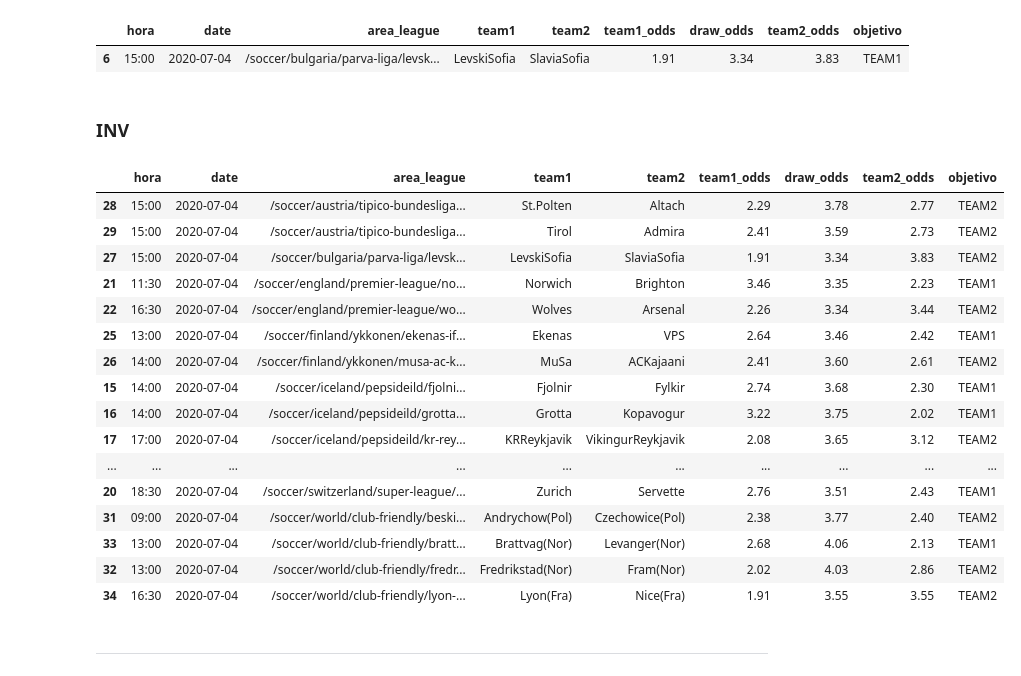
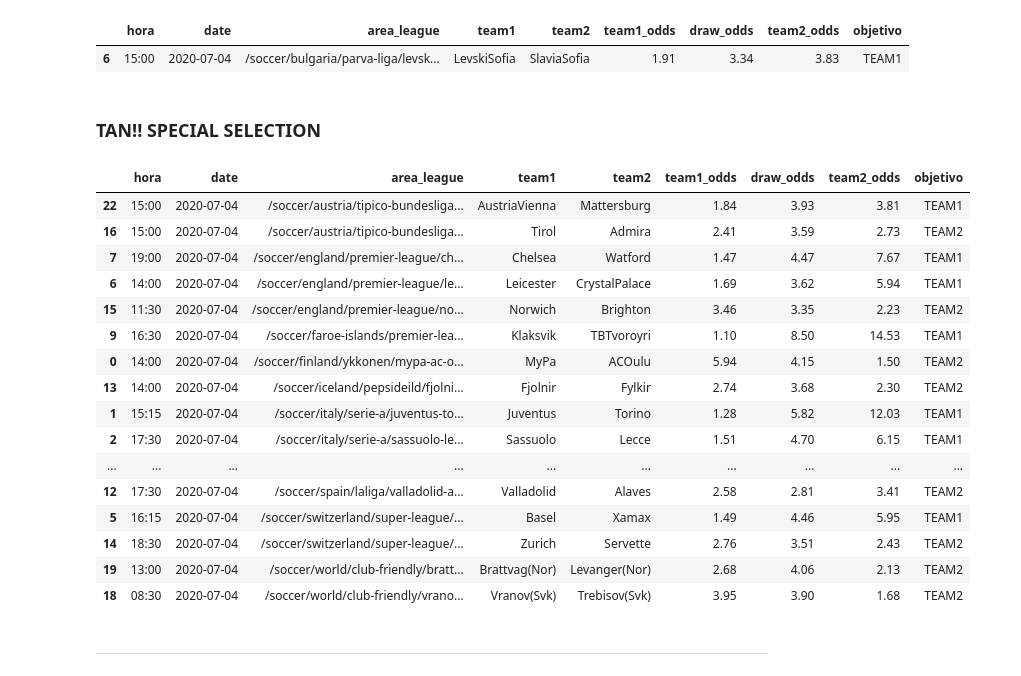
Before and after one commit to jtmancilla/DSP-Sport-AI, a Jupyter notebook: Daily-predictions.ipynb, the cells around one changed output. Saved outputs shown, nothing was run; the diff lists cells and outputs as text; code cells hidden in the pictures.

```diff
--- a/Daily-predictions.ipynb
+++ b/Daily-predictions.ipynb
@@ -36,29 +36,29 @@ dsp.daily_prediction(df_prediccion)
 # %% [output]
 |  | hora | date | area_league | team1 | team2 | team1_odds | draw_odds | team2_odds | objetivo |
 | 6 | 15:00 | 2020-07-04 | /soccer/bulgaria/parva-liga/levsk... | LevskiSofia | SlaviaSofia | 1.91 | 3.34 | 3.83 | TEAM1 |
-# %% [markdown]
-### INV
+# %% [markdown]
+### TAN!! SPECIAL SELECTION
 # %%
-df_prediccion = dsp.load_data(tbl="tbl_prediccion_machin10")
+df_prediccion = dsp.load_data(tbl="tbl_prediccion_machinTAN")
 dsp.daily_prediction(df_prediccion)
 # %% [output]
 |  | hora | date | area_league | team1 | team2 | team1_odds | draw_odds | team2_odds | objetivo |
-| 28 | 15:00 | 2020-07-04 | /soccer/austria/tipico-bundesliga... | St.Polten | Altach | 2.29 | 3.78 | 2.77 | TEAM2 |
-| 29 | 15:00 | 2020-07-04 | /soccer/austria/tipico-bundesliga... | Tirol | Admira | 2.41 | 3.59 | 2.73 | TEAM2 |
-| 27 | 15:00 | 2020-07-04 | /soccer/bulgaria/parva-liga/levsk... | LevskiSofia | SlaviaSofia | 1.91 | 3.34 | 3.83 | TEAM2 |
-| 21 | 11:30 | 2020-07-04 | /soccer/england/premier-league/no... | Norwich | Brighton | 3.46 | 3.35 | 2.23 | TEAM1 |
-| 22 | 16:30 | 2020-07-04 | /soccer/england/premier-league/wo... | Wolves | Arsenal | 2.26 | 3.34 | 3.44 | TEAM2 |
-| 25 | 13:00 | 2020-07-04 | /soccer/finland/ykkonen/ekenas-if... | Ekenas | VPS | 2.64 | 3.46 | 2.42 | TEAM1 |
-| 26 | 14:00 | 2020-07-04 | /soccer/finland/ykkonen/musa-ac-k... | MuSa | ACKajaani | 2.41 | 3.60 | 2.61 | TEAM2 |
-| 15 | 14:00 | 2020-07-04 | /soccer/iceland/pepsideild/fjolni... | Fjolnir | Fylkir | 2.74 | 3.68 | 2.30 | TEAM1 |
-| 16 | 14:00 | 2020-07-04 | /soccer/iceland/pepsideild/grotta... | Grotta | Kopavogur | 3.22 | 3.75 | 2.02 | TEAM1 |
-| 17 | 17:00 | 2020-07-04 | /soccer/iceland/pepsideild/kr-rey... | KRReykjavik | VikingurReykjavik | 2.08 | 3.65 | 3.12 | TEAM2 |
+| 22 | 15:00 | 2020-07-04 | /soccer/austria/tipico-bundesliga... | AustriaVienna | Mattersburg | 1.84 | 3.93 | 3.81 | TEAM1 |
+| 16 | 15:00 | 2020-07-04 | /soccer/austria/tipico-bundesliga... | Tirol | Admira | 2.41 | 3.59 | 2.73 | TEAM2 |
+| 7 | 19:00 | 2020-07-04 | /soccer/england/premier-league/ch... | Chelsea | Watford | 1.47 | 4.47 | 7.67 | TEAM1 |
+| 6 | 14:00 | 2020-07-04 | /soccer/england/premier-league/le... | Leicester | CrystalPalace | 1.69 | 3.62 | 5.94 | TEAM1 |
+| 15 | 11:30 | 2020-07-04 | /soccer/england/premier-league/no... | Norwich | Brighton | 3.46 | 3.35 | 2.23 | TEAM2 |
+| 9 | 16:30 | 2020-07-04 | /soccer/faroe-islands/premier-lea... | Klaksvik | TBTvoroyri | 1.10 | 8.50 | 14.53 | TEAM1 |
+| 0 | 14:00 | 2020-07-04 | /soccer/finland/ykkonen/mypa-ac-o... | MyPa | ACOulu | 5.94 | 4.15 | 1.50 | TEAM2 |
+| 13 | 14:00 | 2020-07-04 | /soccer/iceland/pepsideild/fjolni... | Fjolnir | Fylkir | 2.74 | 3.68 | 2.30 | TEAM2 |
+| 1 | 15:15 | 2020-07-04 | /soccer/italy/serie-a/juventus-to... | Juventus | Torino | 1.28 | 5.82 | 12.03 | TEAM1 |
+| 2 | 17:30 | 2020-07-04 | /soccer/italy/serie-a/sassuolo-le... | Sassuolo | Lecce | 1.51 | 4.70 | 6.15 | TEAM1 |
 | ... | ... | ... | ... | ... | ... | ... | ... | ... | ... |
-| 20 | 18:30 | 2020-07-04 | /soccer/switzerland/super-league/... | Zurich | Servette | 2.76 | 3.51 | 2.43 | TEAM1 |
-| 31 | 09:00 | 2020-07-04 | /soccer/world/club-friendly/beski... | Andrychow(Pol) | Czechowice(Pol) | 2.38 | 3.77 | 2.40 | TEAM2 |
-| 33 | 13:00 | 2020-07-04 | /soccer/world/club-friendly/bratt... | Brattvag(Nor) | Levanger(Nor) | 2.68 | 4.06 | 2.13 | TEAM1 |
-| 32 | 13:00 | 2020-07-04 | /soccer/world/club-friendly/fredr... | Fredrikstad(Nor) | Fram(Nor) | 2.02 | 4.03 | 2.86 | TEAM2 |
-| 34 | 16:30 | 2020-07-04 | /soccer/world/club-friendly/lyon-... | Lyon(Fra) | Nice(Fra) | 1.91 | 3.55 | 3.55 | TEAM2 |
+| 12 | 17:30 | 2020-07-04 | /soccer/spain/laliga/valladolid-a... | Valladolid | Alaves | 2.58 | 2.81 | 3.41 | TEAM2 |
+| 5 | 16:15 | 2020-07-04 | /soccer/switzerland/super-league/... | Basel | Xamax | 1.49 | 4.46 | 5.95 | TEAM1 |
+| 14 | 18:30 | 2020-07-04 | /soccer/switzerland/super-league/... | Zurich | Servette | 2.76 | 3.51 | 2.43 | TEAM2 |
+| 19 | 13:00 | 2020-07-04 | /soccer/world/club-friendly/bratt... | Brattvag(Nor) | Levanger(Nor) | 2.68 | 4.06 | 2.13 | TEAM2 |
+| 18 | 08:30 | 2020-07-04 | /soccer/world/club-friendly/vrano... | Vranov(Svk) | Trebisov(Svk) | 3.95 | 3.90 | 1.68 | TEAM2 |
 # %% [markdown]
 ___
 # %% [markdown]
```
